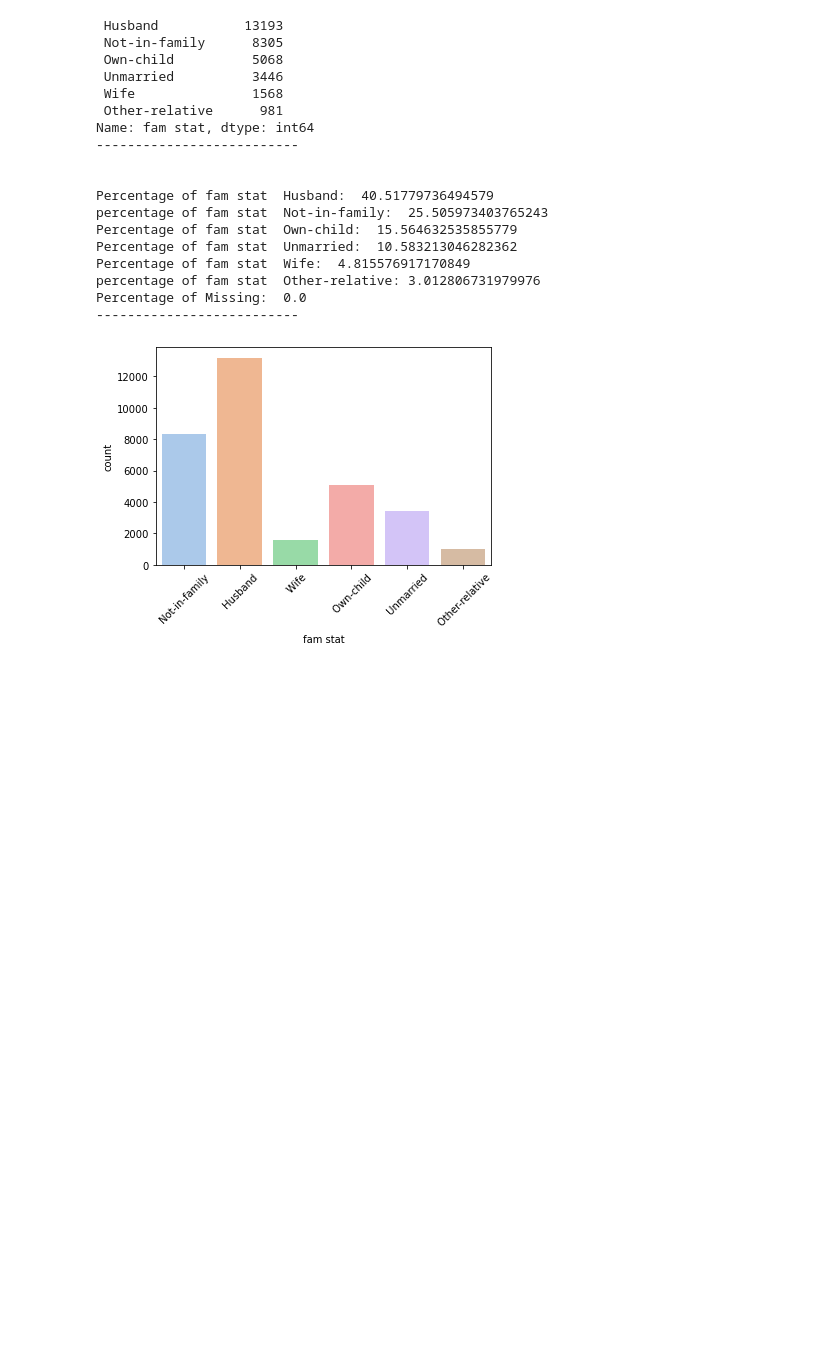
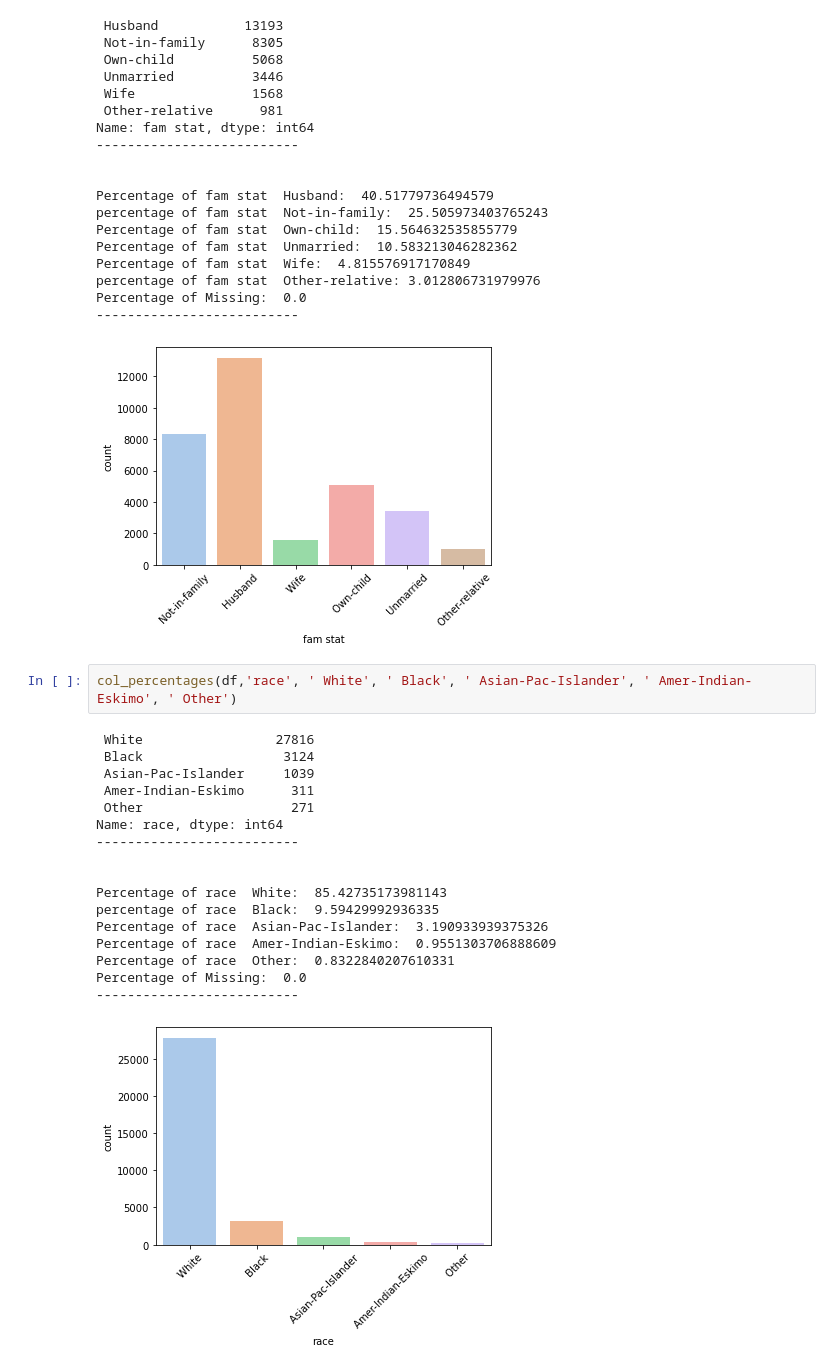
Before and after one commit to jpronier/Mim1, a Jupyter notebook: Employees.ipynb, the cells around one changed output. Saved outputs shown, nothing was run; the diff lists cells and outputs as text; blank space fills up the shorter version.

Commit message:
changes on 2nd statistic: percentages about two categorical columns

```diff
--- a/Employees.ipynb
+++ b/Employees.ipynb
@@ -157,3 +157,23 @@ percentage of fam stat  Other-relative: 3.012806731979976
 Percentage of Missing:  0.0
 --------------------------
 [figure]
+# %%
+col_percentages(df,'race', ' White', ' Black', ' Asian-Pac-Islander', ' Amer-Indian-Eskimo', ' Other')
+# %% [output]
+ White                 27816
+ Black                  3124
+ Asian-Pac-Islander     1039
+ Amer-Indian-Eskimo      311
+ Other                   271
+Name: race, dtype: int64
+--------------------------
+
+
+Percentage of race  White:  85.42735173981143
+percentage of race  Black:  9.59429992936335
+Percentage of race  Asian-Pac-Islander:  3.190933939375326
+Percentage of race  Amer-Indian-Eskimo:  0.9551303706888609
+Percentage of race  Other:  0.8322840207610331
+Percentage of Missing:  0.0
+--------------------------
+[figure, added]
```
Also changed, not shown: parts of 1 cell of this notebook.
